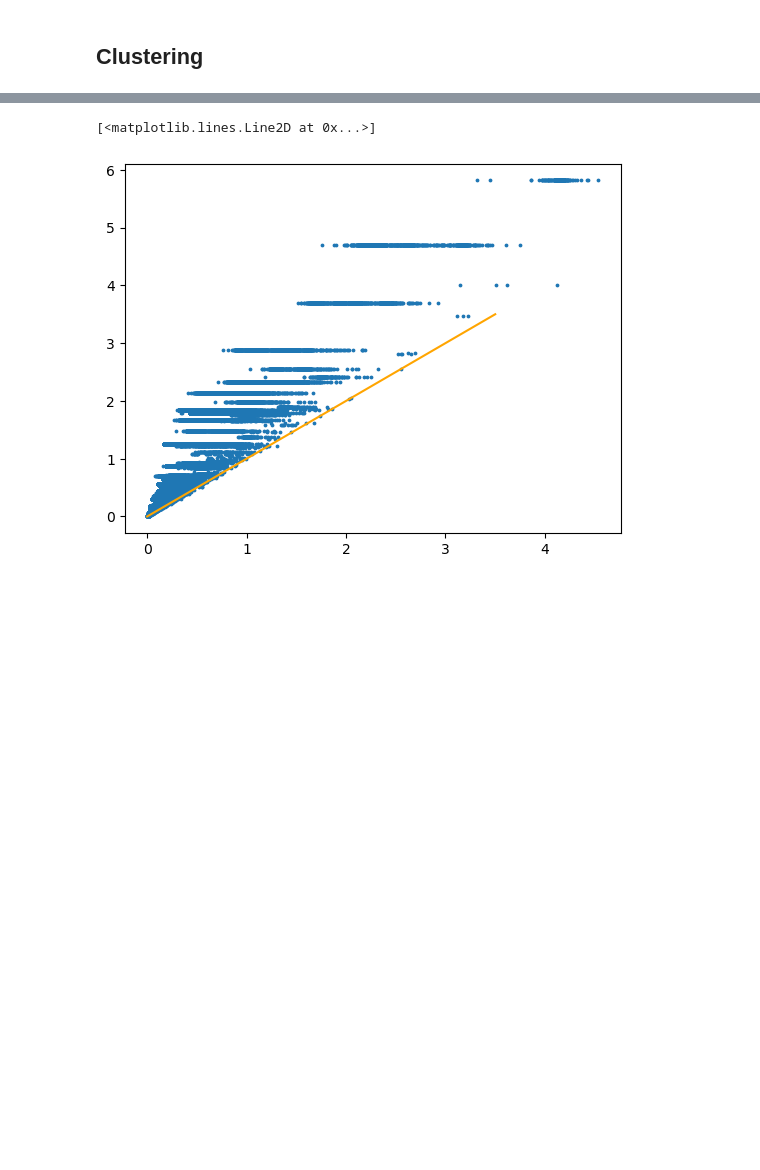
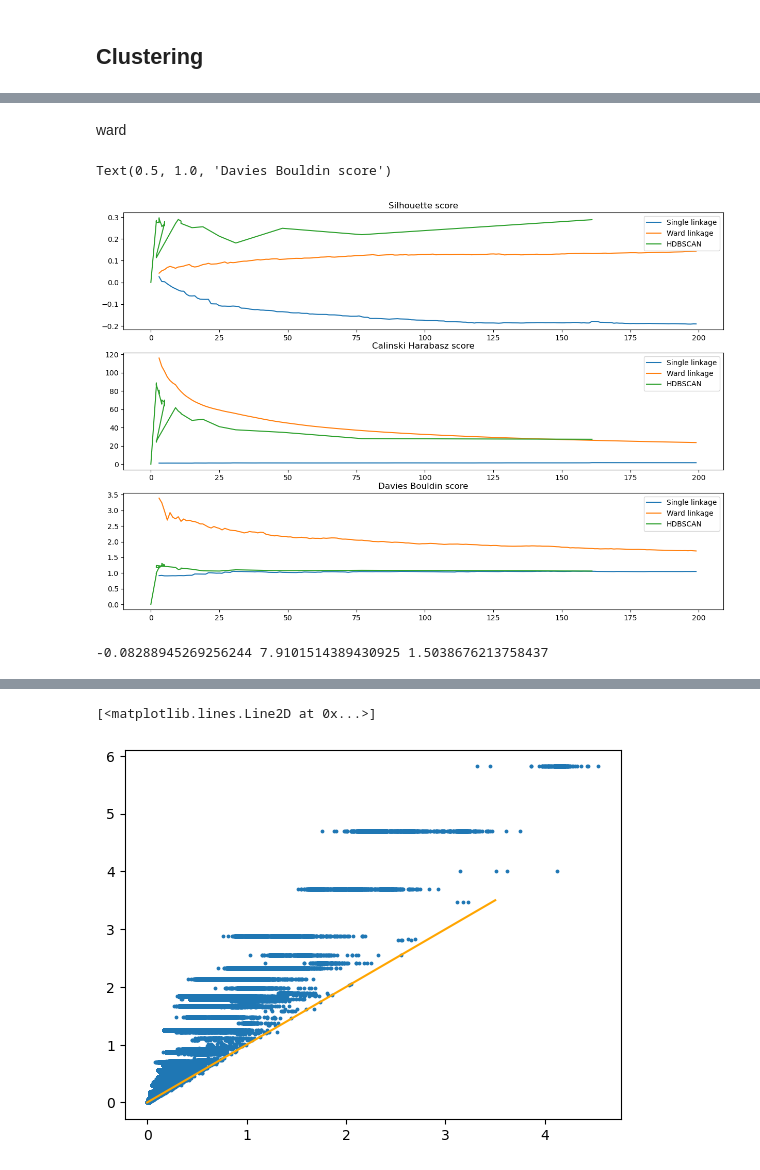
Before and after one commit to Alberto-Ghedin/ISPRA_20152017_Analysis, a Jupyter notebook: Correlation.ipynb, the cells around one changed output, grey strips where cells are left out. Cells and saved outputs as stored; diff of their text form; code cells hidden in the pictures; blank space fills up the shorter version.

```diff
--- a/Correlation.ipynb
+++ b/Correlation.ipynb
@@ -373,0 +147,2 @@ Z = create_linkage_matrix(hellinger_clusers)
+# %%
+X_transformed = pca.transform(X)[:, :150]
@@ -373,0 +175,6 @@ Z = create_linkage_matrix(hellinger_clusers)
+# %% [markdown]
+ward
+# %%
+ward_clustering = AgglomerativeClustering(n_clusters = None, metric = "euclidean", linkage = "ward", compute_distances = True, compute_full_tree=True, distance_threshold=0.0)
+ward_clusters = ward_clustering.fit(X_transformed)
+linkage_matrix = build_linkage_matrix(ward_clusters)
@@ -373,0 +195,51 @@ Z = create_linkage_matrix(hellinger_clusers)
+# %%
+method = "HDBSCAN"
+min_cluster_sizes = np.arange(3, 100, 1)
+n_clusters_hdb = np.empty(min_cluster_sizes.size)
+silhouette = np.empty(min_cluster_sizes.size)
+calisnki = np.empty(min_cluster_sizes.size)
+davies = np.empty(min_cluster_sizes.size)
+non_noisy_samples = np.empty(min_cluster_sizes.size)
+for i, min_cluster_size in tqdm(enumerate(min_cluster_sizes)):
+    hdb = HDBSCAN(min_cluster_size=min_cluster_size, metric="euclidean")
+    hdb_clusters = hdb.fit_predict(X_transformed)
+    if np.all(np.unique(hdb_clusters) == -1):
+        break
+    silhouette[i] = metrics.silhouette_score(X_transformed[hdb_clusters != -1], hdb_clusters[hdb_clusters != -1])
+    calisnki[i] = metrics.calinski_harabasz_score(X_transformed[hdb_clusters != -1], hdb_clusters[hdb_clusters != -1])
+    davies[i] = metrics.davies_bouldin_score(X_transformed[hdb_clusters != -1], hdb_clusters[hdb_clusters != -1])
+    non_noisy_samples[i] = np.sum(hdb_clusters != -1)
+    n_clusters_hdb[i] = np.sum(np.unique(hdb_clusters) != -1)
+silhouette_scores[method] = silhouette
+calisnki_scores[method] = calisnki
+davies_scores[method] = davies
+# %%
+fig, axs = plt.subplots(3,1, figsize = (15,10))
+axs[0].plot(n_clusters, silhouette_scores["single"], label = "Single linkage")
+axs[0].plot(n_clusters, silhouette_scores["ward"], label = "Ward linkage")
+axs[0].plot(n_clusters_hdb, silhouette_scores["HDBSCAN"], label = "HDBSCAN")
+axs[0].legend()
+axs[0].set_title("Silhouette score")
+axs[1].plot(n_clusters, calisnki_scores["single"], label = "Single linkage")
+axs[1].plot(n_clusters, calisnki_scores["ward"], label = "Ward linkage")
+axs[1].plot(n_clusters_hdb, calisnki_scores["HDBSCAN"], label = "HDBSCAN")
+axs[1].legend()
+axs[1].set_title("Calinski Harabasz score")
+axs[2].plot(n_clusters, davies_scores["single"], label = "Single linkage")
+axs[2].plot(n_clusters, davies_scores["ward"], label = "Ward linkage")
+axs[2].plot(n_clusters_hdb[:-1], davies_scores["HDBSCAN"][:-1], label = "HDBSCAN")
+axs[2].legend()
+axs[2].set_title("Davies Bouldin score")
+# %% [output]
+Text(0.5, 1.0, 'Davies Bouldin score')
+[figure, added]
+# %%
+min_cluster_sizes = np.arange(3, 100, 1)
+
+hdb = HDBSCAN(min_cluster_size=3, metric="euclidean", gen_min_span_tree=True)
+hdb_clusters = hdb.fit_predict(X_transformed)
+print(metrics.silhouette_score(X_transformed[hdb_clusters != -1], hdb_clusters[hdb_clusters != -1]),
+        metrics.calinski_harabasz_score(X_transformed[hdb_clusters != -1], hdb_clusters[hdb_clusters != -1]),
+        metrics.davies_bouldin_score(X_transformed[hdb_clusters != -1], hdb_clusters[hdb_clusters != -1]))
+# %% [output]
+-0.08288945269256244 7.9101514389430925 1.5038676213758437
```
Also changed, not shown: parts of 81 cells of this notebook, 9 other files.
